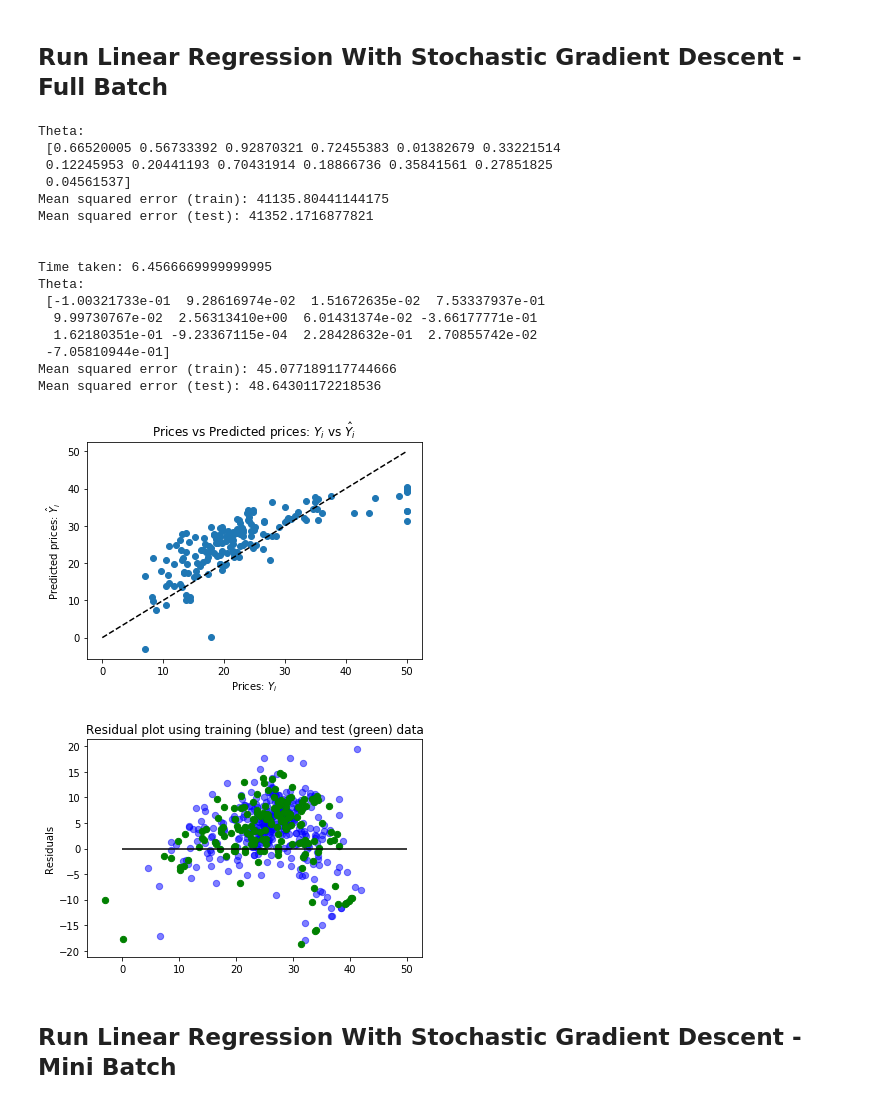
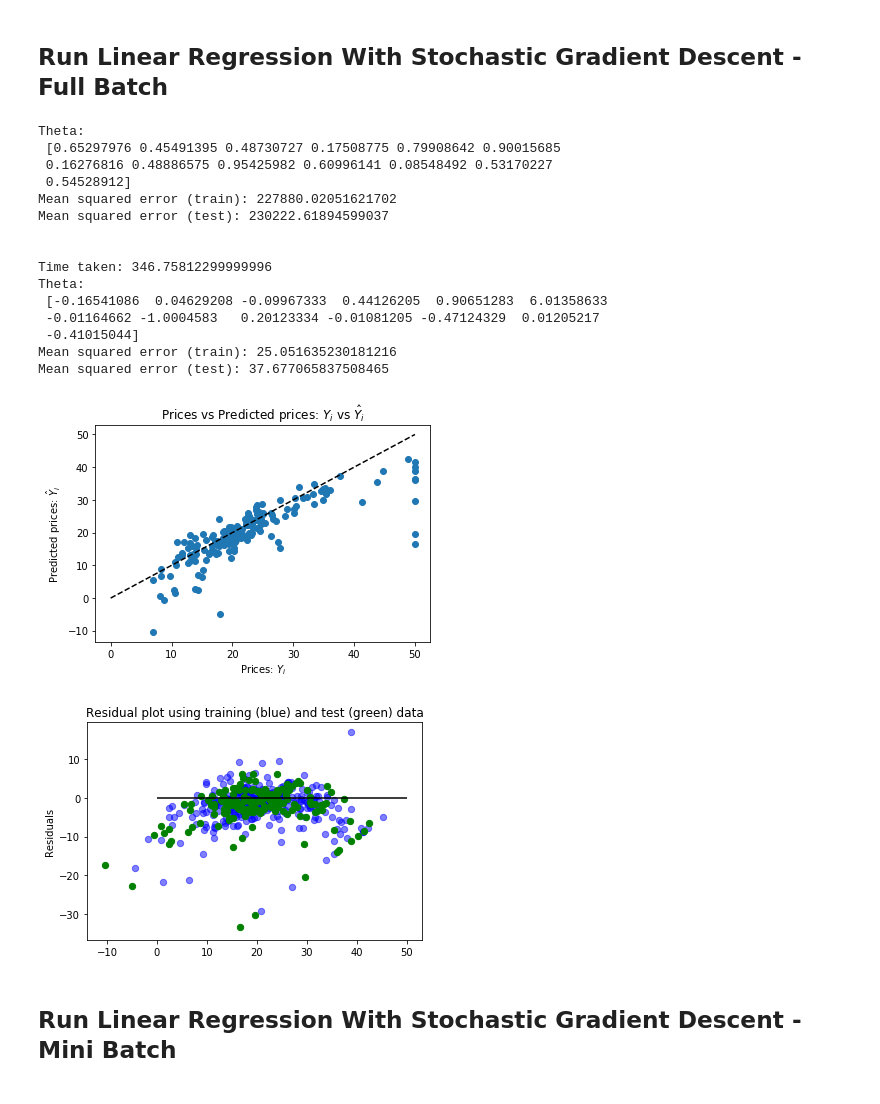
Before and after one commit to spiritedtechie/boston-house-prices-prediction, a Jupyter notebook: Boston House Prices - Linear Regression.ipynb, the cells around one changed output. Saved outputs shown, nothing was run; the diff lists cells and outputs as text; code cells hidden in the pictures.

```diff
--- a/Boston House Prices - Linear Regression.ipynb
+++ b/Boston House Prices - Linear Regression.ipynb
@@ -248,7 +249,8 @@ Optimised theta cost: 0.849686414478767
 # %% [markdown]
 <b>Provides some results to compare against</b>
 # %%
-regr = linear_model.LinearRegression()
+# regr = linear_model.LinearRegression()
+regr = linear_model.SGDRegressor(penalty="none", max_iter=3000, learning_rate='constant', eta0=0.000001, tol=None)
 regr.fit(X_train, y_train)
 y_pred = regr.predict(X_test)
 
@@ -306,39 +307,38 @@ Mean squared error (test): 34.76423927850408
 ## Run Linear Regression With Stochastic Gradient Descent - Full Batch
 # %%
 debug = False
-num_of_iterations = 3000
+num_of_iterations = 100000
 alpha = 0.00001 # learning rate
 
 initial_theta = np.random.rand((X.shape[1]))
 calculate_cost_of_theta(X_train, y_train, X_test, y_test, initial_theta)
 
 print('\n')
 
 optimised_theta = run_timed(lambda: gradient_descent_stochastic_full_batch(X_train, y_train, initial_theta, alpha, num_of_iterations))
 calculate_cost_of_theta(X_train, y_train, X_test, y_test, optimised_theta)
 
 y_pred = X_test.dot(optimised_theta.T)
 plot_actual_over_predicted(y_test, y_pred)
 plot_residuals(X_train, y_train, X_test, y_test, optimised_theta)
 # %% [output]
 Theta:
- [0.66520005 0.56733392 0.92870321 0.72455383 0.01382679 0.33221514
- 0.12245953 0.20441193 0.70431914 0.18866736 0.35841561 0.27851825
- 0.04561537]
-Mean squared error (train): 41135.80441144175
-Mean squared error (test): 41352.1716877821
+ [0.65297976 0.45491395 0.48730727 0.17508775 0.79908642 0.90015685
+ 0.16276816 0.48886575 0.95425982 0.60996141 0.08548492 0.53170227
+ 0.54528912]
+Mean squared error (train): 227880.02051621702
+Mean squared error (test): 230222.61894599037
 
 
-Time taken: 6.4566669999999995
+Time taken: 346.75812299999996
 Theta:
- [-1.00321733e-01  9.28616974e-02  1.51672635e-02  7.53337937e-01
-  9.99730767e-02  2.56313410e+00  6.01431374e-02 -3.66177771e-01
-  1.62180351e-01 -9.23367115e-04  2.28428632e-01  2.70855742e-02
- -7.05810944e-01]
-Mean squared error (train): 45.077189117744666
-Mean squared error (test): 48.64301172218536
+ [-0.16541086  0.04629208 -0.09967333  0.44126205  0.90651283  6.01358633
+ -0.01164662 -1.0004583   0.20123334 -0.01081205 -0.47124329  0.01205217
+ -0.41015044]
+Mean squared error (train): 25.051635230181216
+Mean squared error (test): 37.677065837508465
-[figure, old version]
+[figure, new version]
-[figure, old version]
+[figure, new version]
 # %% [markdown]
 ## Run Linear Regression With Stochastic Gradient Descent - Mini Batch
 # %%
```
Also changed, not shown: parts of 5 cells of this notebook, 1 other file.
